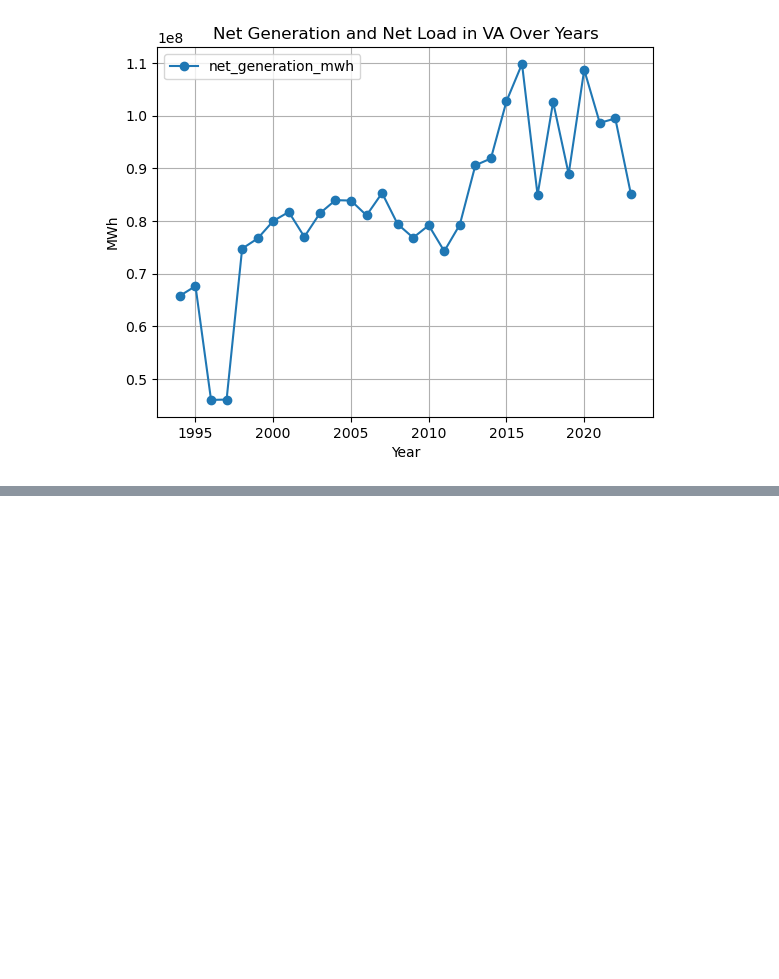
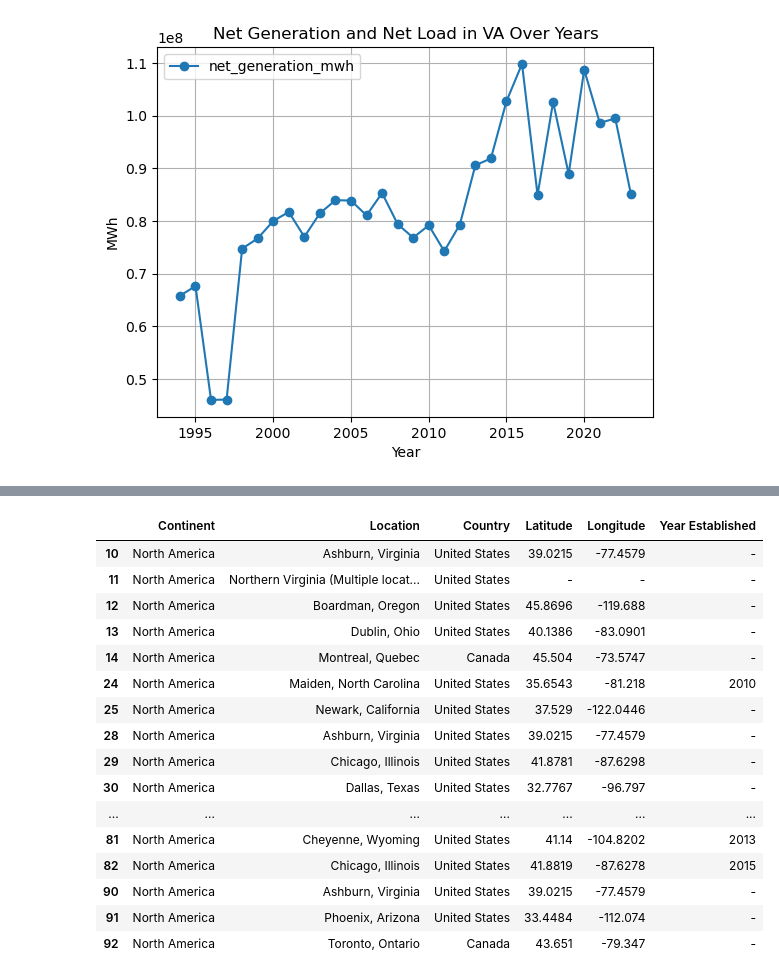
Before and after one commit to deryk96/energy-and-ai, a Jupyter notebook: Analysis.ipynb, the cells around one changed output, grey strips where cells are left out. Cells and saved outputs as stored; diff of their text form; code cells hidden in the pictures; blank space fills up the shorter version.

Commit message:
Update Analysis.ipynb
Added df for datacenter locations at end

```diff
--- a/Analysis.ipynb
+++ b/Analysis.ipynb
@@ -181,19 +231,24 @@ plt.show()
 # %% [output]
 [figure]
 # %%
-# Query to select entries from yearly_plant_generation where state is MA
-ma_entries_query = "SELECT * FROM yearly_plant_generation WHERE state = 'MA'"
+import os
+import pandas as pd
 
-# Execute the query and store the result in a dataframe
-ma_entries_df = pd.read_sql_query(ma_entries_query, conn)
+# Define the folder path
+folder_path = 'data_center_locations'
 
-# Group the dataframe by report_year and calculate the sum of net_generation_mwh and net_load_mwh for each year
-grouped_ma_entries_df = ma_entries_df.groupby('report_year')[['net_generation_mwh', 'net_load_mwh']].sum(numeric_only=True)
+# Initialize an empty list to store dataframes
+dataframes = []
 
-# Plotting the data
-grouped_ma_entries_df.plot(y=['net_generation_mwh'], kind='line', marker='o')
-plt.title('Net Generation and Net Load in MA Over Years')
-plt.xlabel('Year')
-plt.ylabel('MWh')
-plt.grid(True)
-plt.show()
+# Loop through all files in the folder
+for filename in os.listdir(folder_path):
+    if filename.endswith('.csv'):
+        file_path = os.path.join(folder_path, filename)
+        df = pd.read_csv(file_path)
+        dataframes.append(df)
+
+# Concatenate all dataframes into a single dataframe
+all_locations_df = pd.concat(dataframes, ignore_index=True)
+
+# Display the combined dataframe
+all_locations_df.head()
@@ -199,0 +262,24 @@ plt.show()
+# %%
+# Filter the DataFrame to include only North American values
+north_america_df = all_locations_df[all_locations_df['Continent'] == 'North America']
+
+# Display the filtered DataFrame
+north_america_df
+# %% [output]
+|  | Continent | Location | Country | Latitude | Longitude | Year Established |
+| 10 | North America | Ashburn, Virginia | United States | 39.0215 | -77.4579 | - |
+| 11 | North America | Northern Virginia (Multiple locat... | United States | - | - | - |
+| 12 | North America | Boardman, Oregon | United States | 45.8696 | -119.688 | - |
+| 13 | North America | Dublin, Ohio | United States | 40.1386 | -83.0901 | - |
+| 14 | North America | Montreal, Quebec | Canada | 45.504 | -73.5747 | - |
+| 24 | North America | Maiden, North Carolina | United States | 35.6543 | -81.218 | 2010 |
+| 25 | North America | Newark, California | United States | 37.529 | -122.0446 | - |
+| 28 | North America | Ashburn, Virginia | United States | 39.0215 | -77.4579 | - |
+| 29 | North America | Chicago, Illinois | United States | 41.8781 | -87.6298 | - |
+| 30 | North America | Dallas, Texas | United States | 32.7767 | -96.797 | - |
+| ... | ... | ... | ... | ... | ... | ... |
+| 81 | North America | Cheyenne, Wyoming | United States | 41.14 | -104.8202 | 2013 |
+| 82 | North America | Chicago, Illinois | United States | 41.8819 | -87.6278 | 2015 |
+| 90 | North America | Ashburn, Virginia | United States | 39.0215 | -77.4579 | - |
+| 91 | North America | Phoenix, Arizona | United States | 33.4484 | -112.074 | - |
+| 92 | North America | Toronto, Ontario | Canada | 43.651 | -79.347 | - |
```
Also changed, not shown: parts of 6 cells of this notebook.
